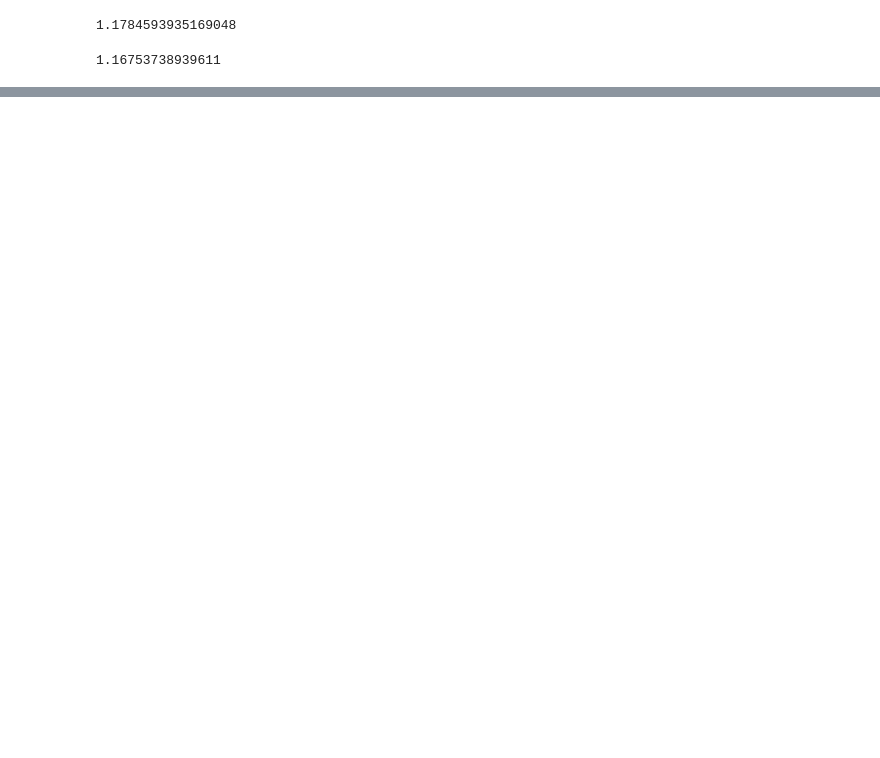
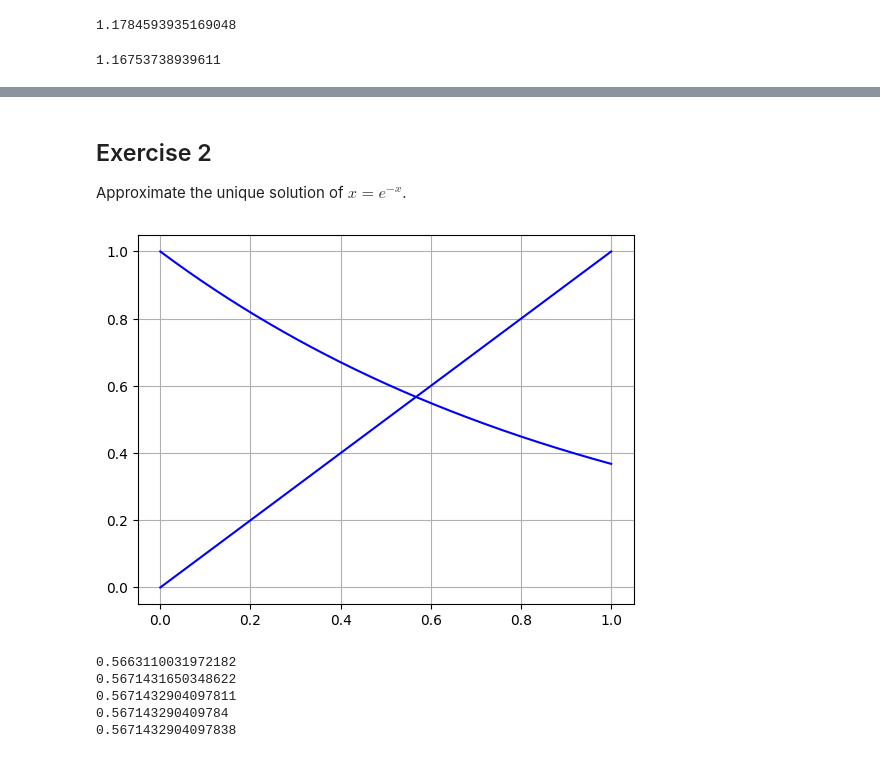
Before and after one commit to CTLMath/birs2025group0, a Jupyter notebook: newton.ipynb, the cells around one changed output, grey strips where cells are left out. Saved outputs shown, nothing was run; the diff lists cells and outputs as text; code cells hidden in the pictures; blank space fills up the shorter version.

```diff
--- a/newton.ipynb
+++ b/newton.ipynb
@@ -49,0 +121,25 @@ print(x3)
+# %% [markdown]
+## Exercise 2
+
+Approximate the unique solution of $x = e^{-x}$.
+# %%
+g = lambda x: x
+h = lambda x: exp(-x)
+graph(g,0,1)
+graph(h,0,1)
+# %% [output]
+[figure, added]
+# %%
+F = lambda x: x - exp(-x)
+dF = lambda x: 1 + exp(-x)
+
+x = 0.5
+for n in range(5):
+    x = x - F(x)/dF(x)
+    print(x)
+# %% [output]
+0.5663110031972182
+0.5671431650348622
+0.5671432904097811
+0.567143290409784
+0.5671432904097838
```
Also changed, not shown: parts of 19 cells of this notebook, 4 other files.
